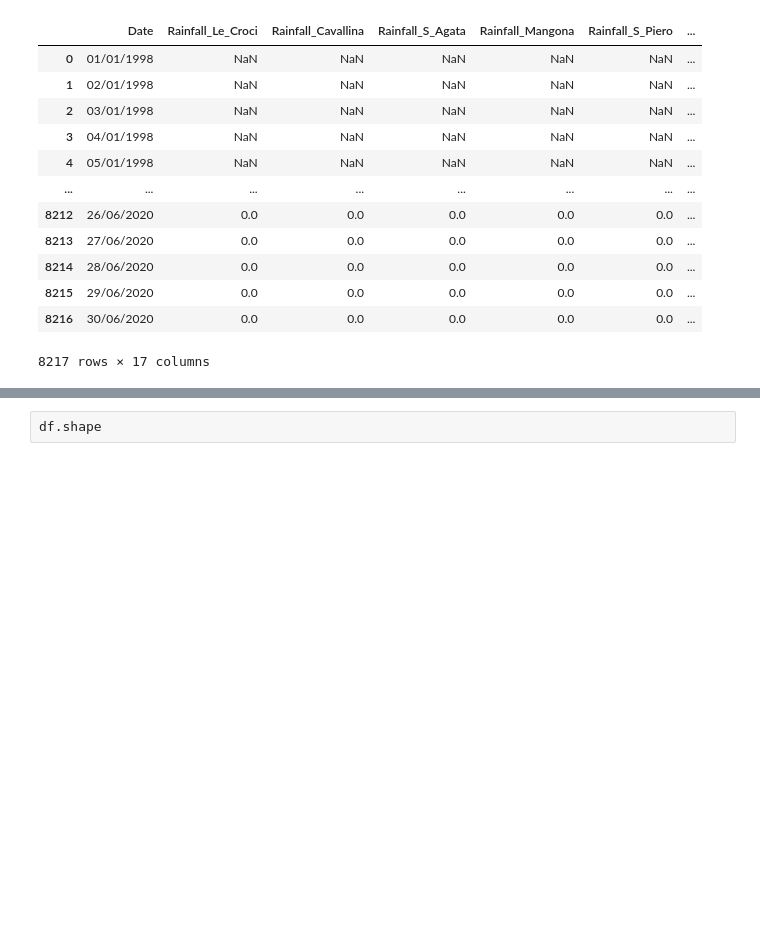
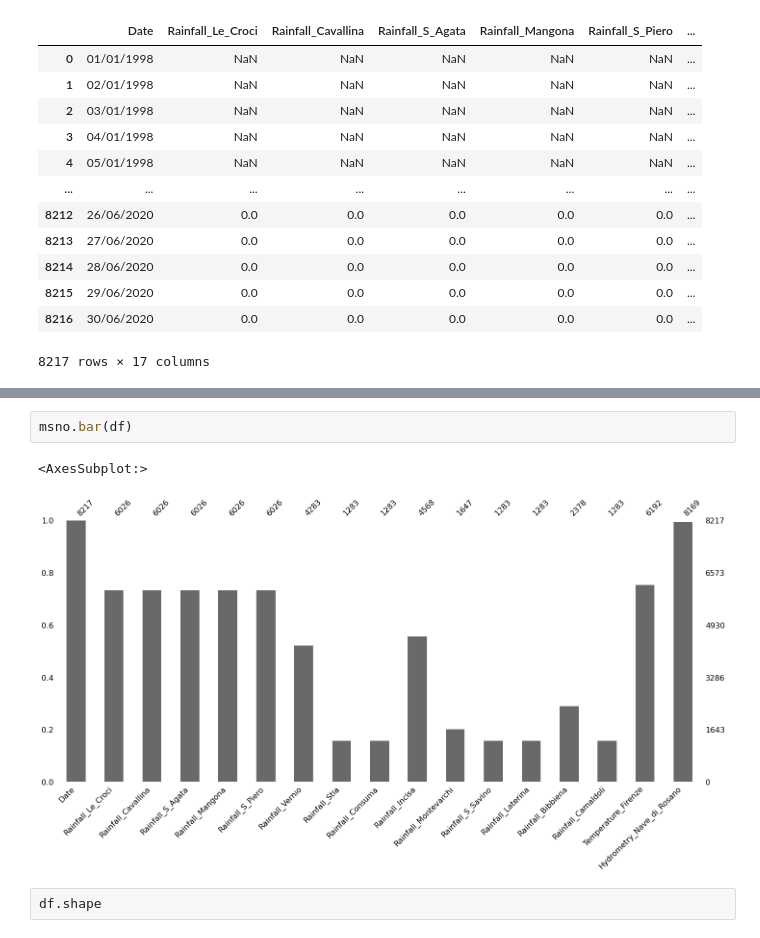
Before and after one commit to Himanth-Venati/Acea_Smart_Water_Analytics_ML, a Jupyter notebook: Acea_Smart_Water_Analytics.ipynb, the cells around one changed output, grey strips where cells are left out. Cells and saved outputs as stored; diff of their text form; blank space fills up the shorter version.

```diff
--- a/Acea_Smart_Water_Analytics.ipynb
+++ b/Acea_Smart_Water_Analytics.ipynb
@@ -24,3 +45,8 @@ df
+# %%
+msno.bar(df)
+# %% [output]
+<AxesSubplot:>
+[figure, added]
 # %%
 df.shape
 # %% [output]
```
Also changed, not shown: parts of 13 cells of this notebook.
